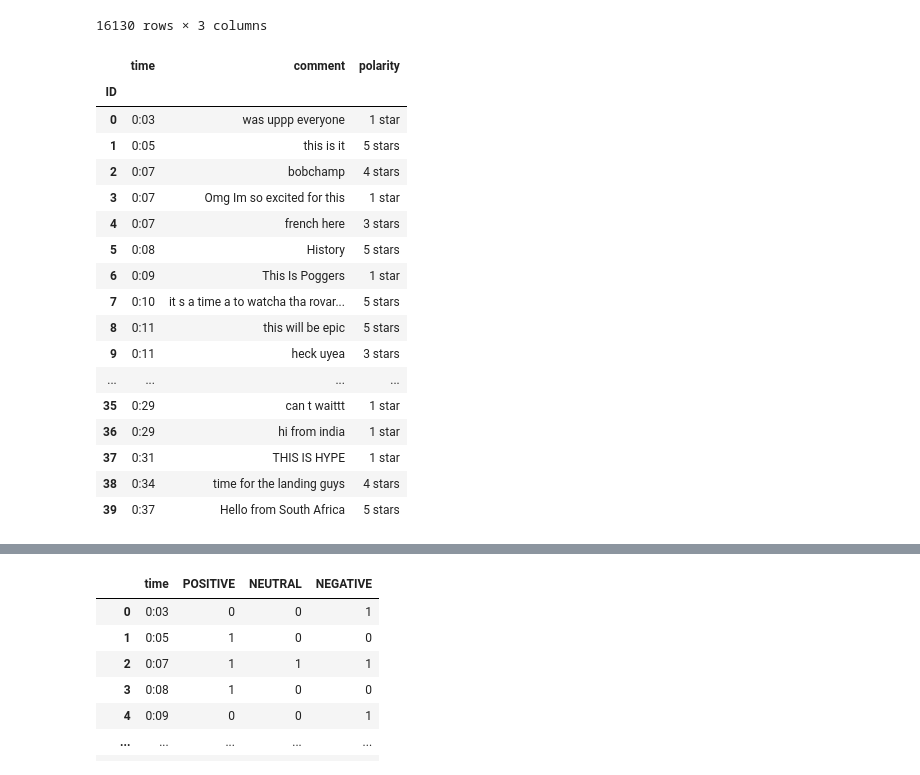
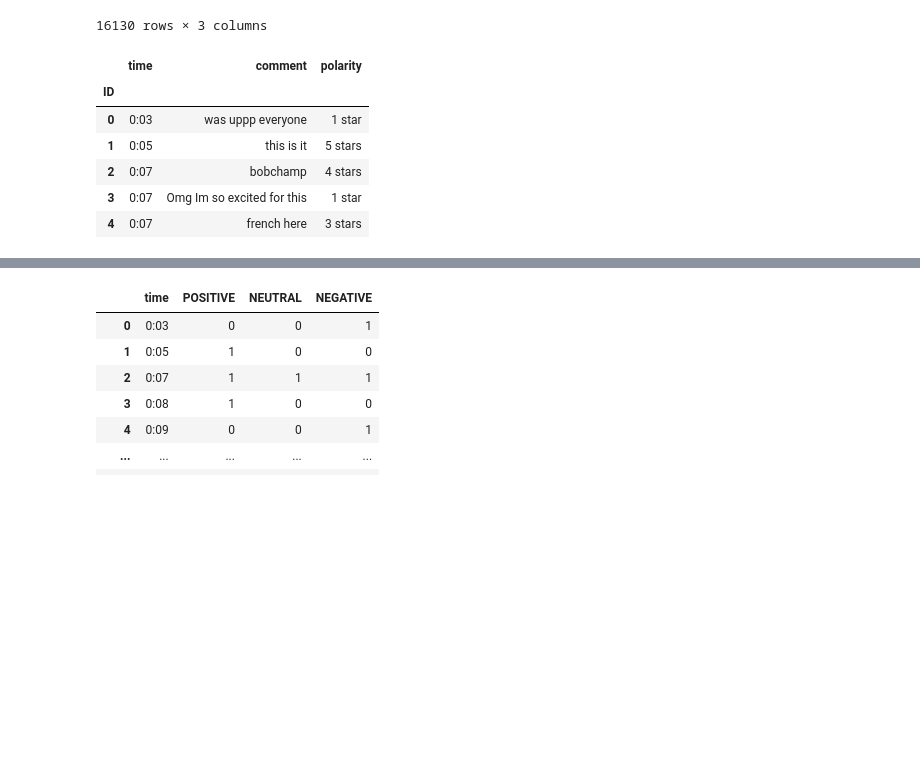
Before and after one commit to Martinerramuspe/NLP_PROJECTS, a Jupyter notebook: 01_proyecto/INTEGRADOR.ipynb, the cells around one changed output, grey strips where cells are left out. Saved outputs shown, nothing was run; the diff lists cells and outputs as text; code cells hidden in the pictures; blank space fills up the shorter version.

```diff
--- a/01_proyecto/INTEGRADOR.ipynb
+++ b/01_proyecto/INTEGRADOR.ipynb
@@ -109,24 +109,15 @@ df
 # %%
 # df de contigencia
 df_origin = df.copy()
+# %%
+df=df_origin.copy()
 # %%
-df.head(40)
+df.head(5)
 # %% [output]
 |  | time | comment | polarity |
 | ID |  |  |  |
 | 0 | 0:03 | was uppp everyone | 1 star |
 | 1 | 0:05 | this is it | 5 stars |
 | 2 | 0:07 | bobchamp | 4 stars |
 | 3 | 0:07 | Omg Im so excited for this | 1 star |
 | 4 | 0:07 | french here | 3 stars |
-| 5 | 0:08 | History | 5 stars |
-| 6 | 0:09 | This Is Poggers | 1 star |
-| 7 | 0:10 | it s a time a to watcha tha rovar... | 5 stars |
-| 8 | 0:11 | this will be epic | 5 stars |
-| 9 | 0:11 | heck uyea | 3 stars |
-| ... | ... | ... | ... |
-| 35 | 0:29 | can t waittt | 1 star |
-| 36 | 0:29 | hi from india | 1 star |
-| 37 | 0:31 | THIS IS HYPE | 1 star |
-| 38 | 0:34 | time for the landing guys | 4 stars |
-| 39 | 0:37 | Hello from South Africa | 5 stars |
```
Also changed, not shown: parts of 11 cells of this notebook, 2 other files.
